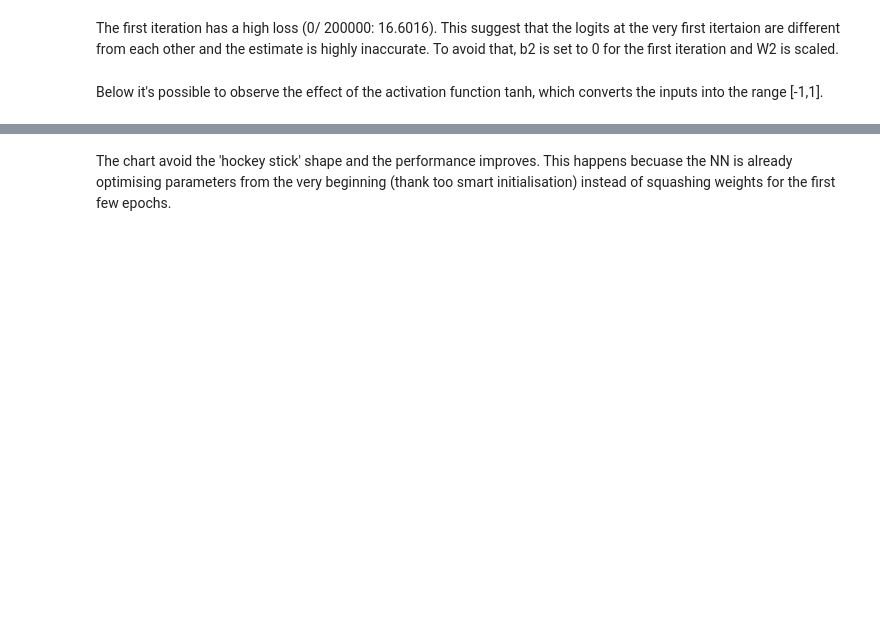
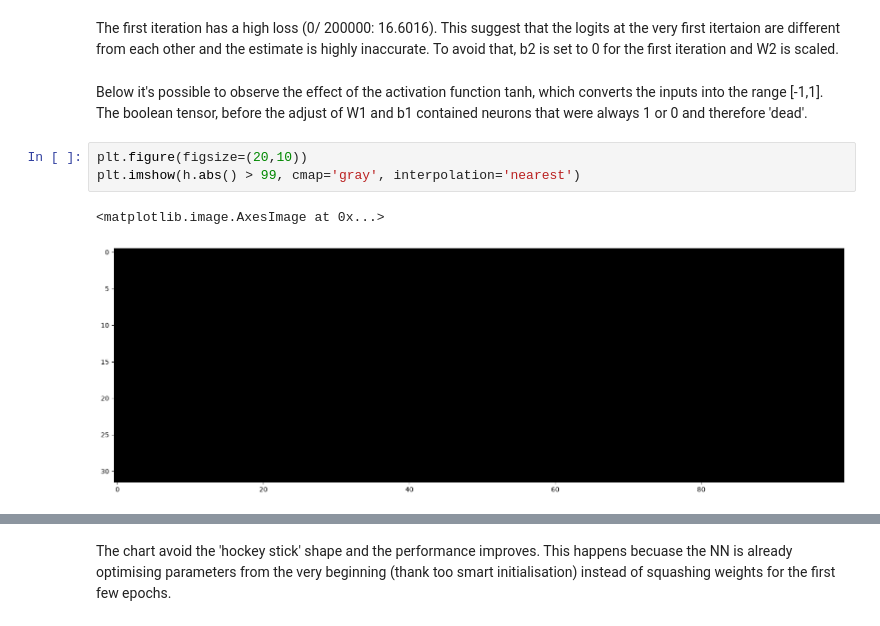
Before and after one commit to lorenzomontin/Makemore, a Jupyter notebook: MLP_revisited.ipynb, the cells around one changed output, grey strips where cells are left out. Saved outputs shown, nothing was run; the diff lists cells and outputs as text; blank space fills up the shorter version.

```diff
--- a/MLP_revisited.ipynb
+++ b/MLP_revisited.ipynb
@@ -136,5 +136,11 @@ for i in range(max_steps):
 # %% [markdown]
 The first iteration has a high loss (0/ 200000: 16.6016). This suggest that the logits at the very first itertaion are different from each other and the estimate is highly inaccurate. To avoid that, b2 is set to 0 for the first iteration and W2 is scaled.
 # %% [markdown]
-Below it's possible to observe the effect of the activation function tanh, which converts the inputs into the range [-1,1].
+Below it's possible to observe the effect of the activation function tanh, which converts the inputs into the range [-1,1]. The boolean tensor, before the adjust of W1 and b1 contained neurons that were always 1 or 0 and therefore 'dead'.
+# %%
+plt.figure(figsize=(20,10))
+plt.imshow(h.abs() > 99, cmap='gray', interpolation='nearest')
+# %% [output]
+<matplotlib.image.AxesImage at 0x...>
+[figure, added]
 # %%
```
Also changed, not shown: parts of 6 cells of this notebook.
